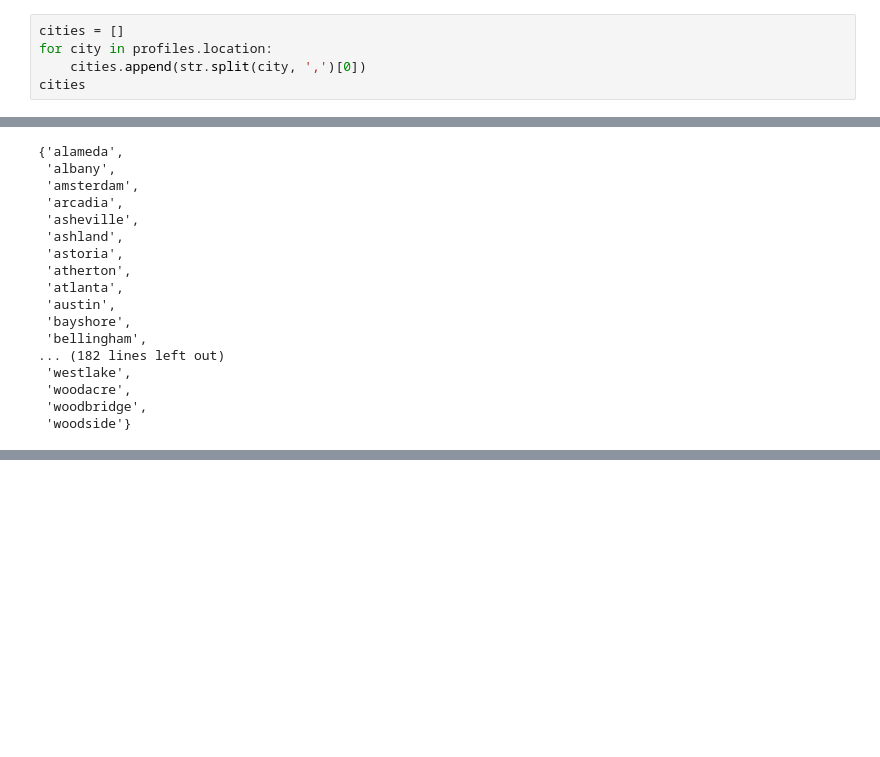
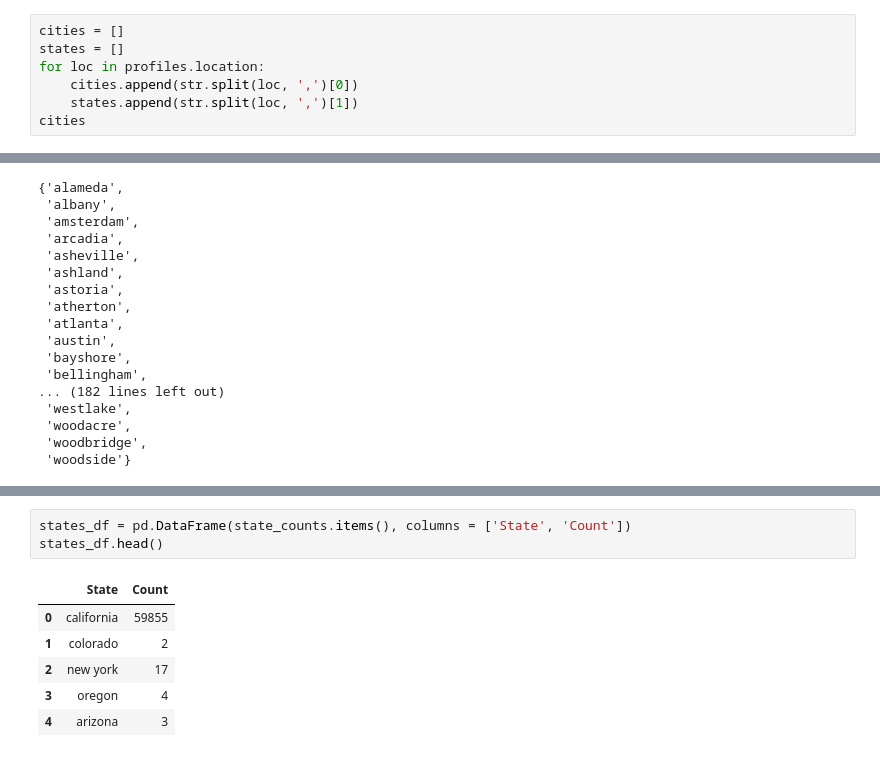
Before and after one commit to brianellis1997/DateAScientist, a Jupyter notebook: date-a-scientist.ipynb, the cells around one changed output, grey strips where cells are left out. Saved outputs shown, nothing was run; the diff lists cells and outputs as text; blank space fills up the shorter version.

```diff
--- a/date-a-scientist.ipynb
+++ b/date-a-scientist.ipynb
@@ -238,8 +216,10 @@ array(['south san francisco, california', 'oakland, california',
 We will want to separate these strings by comma in order to sort by state or city
 # %%
 cities = []
-for city in profiles.location:
-    cities.append(str.split(city, ',')[0])
+states = []
+for loc in profiles.location:
+    cities.append(str.split(loc, ',')[0])
+    states.append(str.split(loc, ',')[1])
 cities
 # %% [output]
 ['south san francisco',
@@ -292,0 +295,10 @@ Counter({'san francisco': 31064, 'oakland': 7214, 'berkeley': 4212, 'san mateo':
+# %%
+states_df = pd.DataFrame(state_counts.items(), columns = ['State', 'Count'])
+states_df.head()
+# %% [output]
+|  | State | Count |
+| 0 | california | 59855 |
+| 1 | colorado | 2 |
+| 2 | new york | 17 |
+| 3 | oregon | 4 |
+| 4 | arizona | 3 |
```
Also changed, not shown: parts of 10 cells of this notebook.
